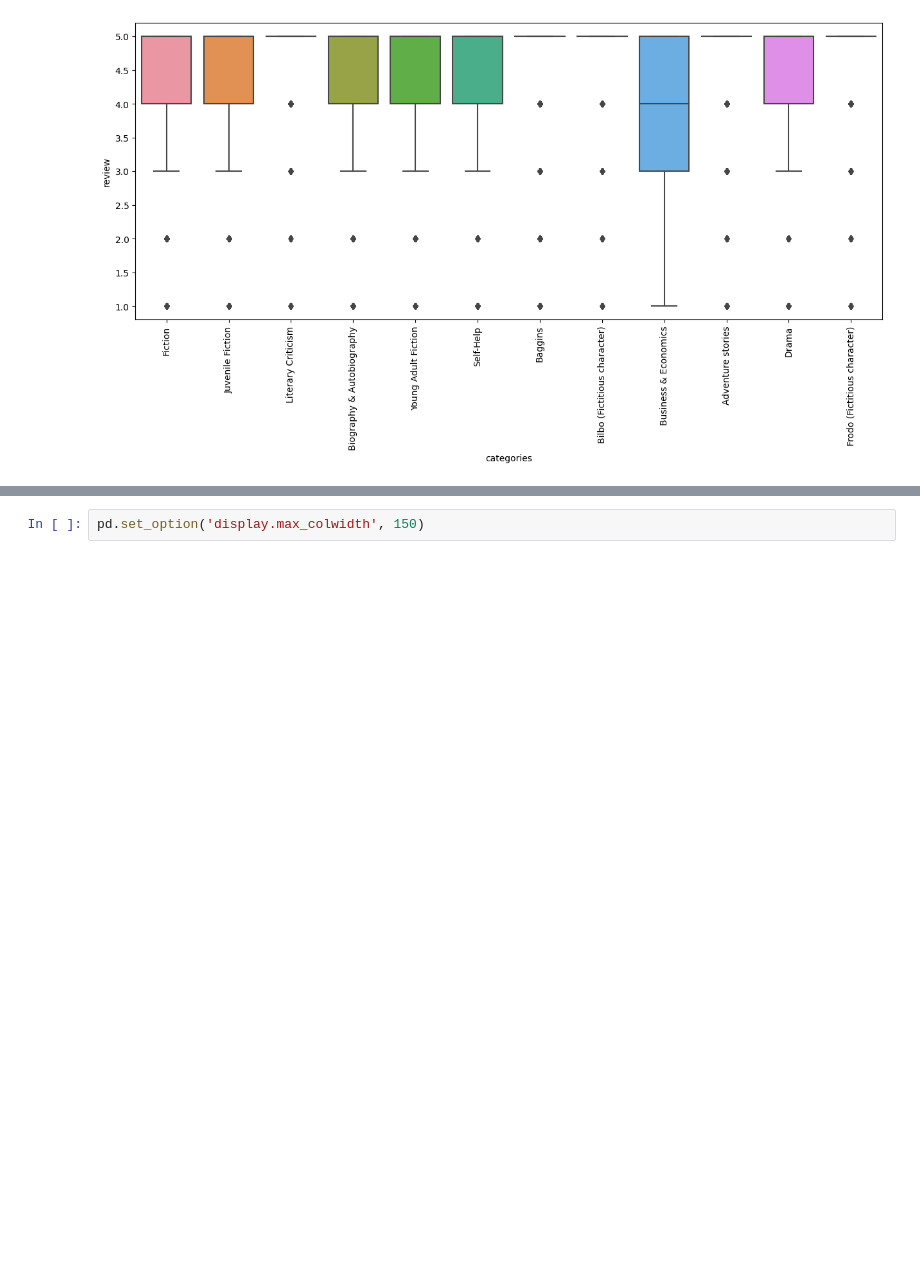
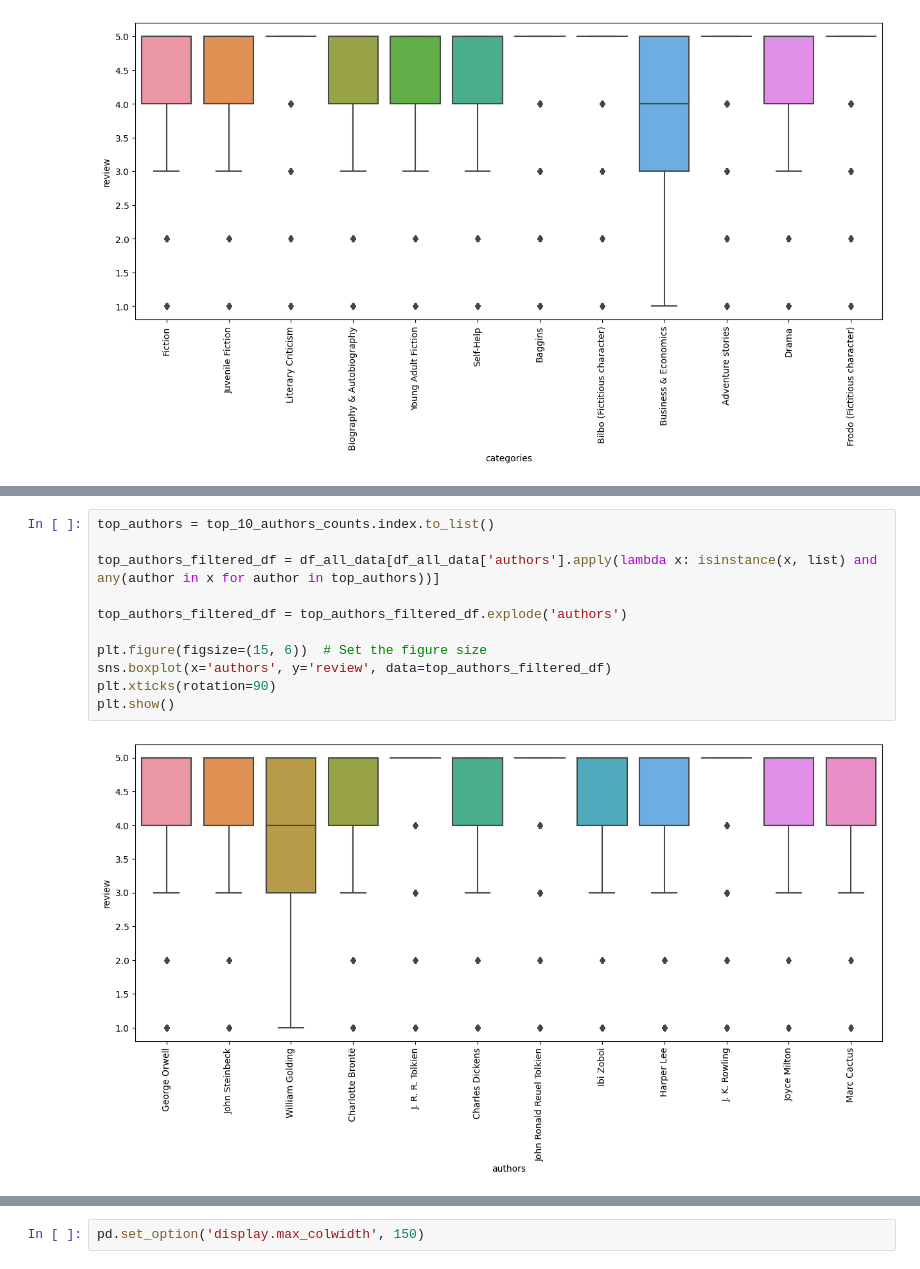
Before and after one commit to arnaldochm/final_project_nlp, a Jupyter notebook: notebooks/notebook_EDA.ipynb, the cells around one changed output, grey strips where cells are left out. Saved outputs shown, nothing was run; the diff lists cells and outputs as text; blank space fills up the shorter version.

```diff
--- a/notebooks/notebook_EDA.ipynb
+++ b/notebooks/notebook_EDA.ipynb
@@ -285,0 +299,13 @@ plt.show()
+# %%
+top_authors = top_10_authors_counts.index.to_list()
+
+top_authors_filtered_df = df_all_data[df_all_data['authors'].apply(lambda x: isinstance(x, list) and any(author in x for author in top_authors))]
+
+top_authors_filtered_df = top_authors_filtered_df.explode('authors')
+
+plt.figure(figsize=(15, 6))  # Set the figure size
+sns.boxplot(x='authors', y='review', data=top_authors_filtered_df)
+plt.xticks(rotation=90)
+plt.show()
+# %% [output]
+[figure, added]
```
Also changed, not shown: parts of 16 cells of this notebook.
